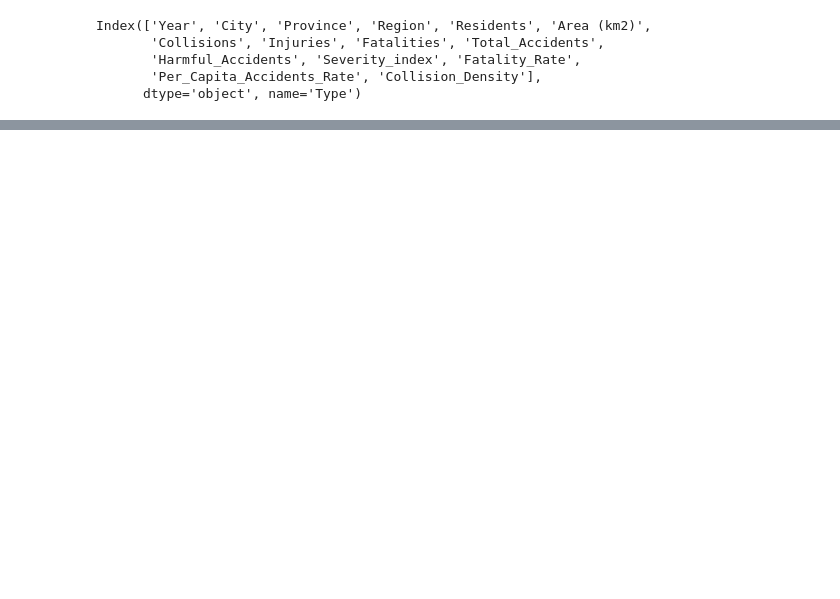
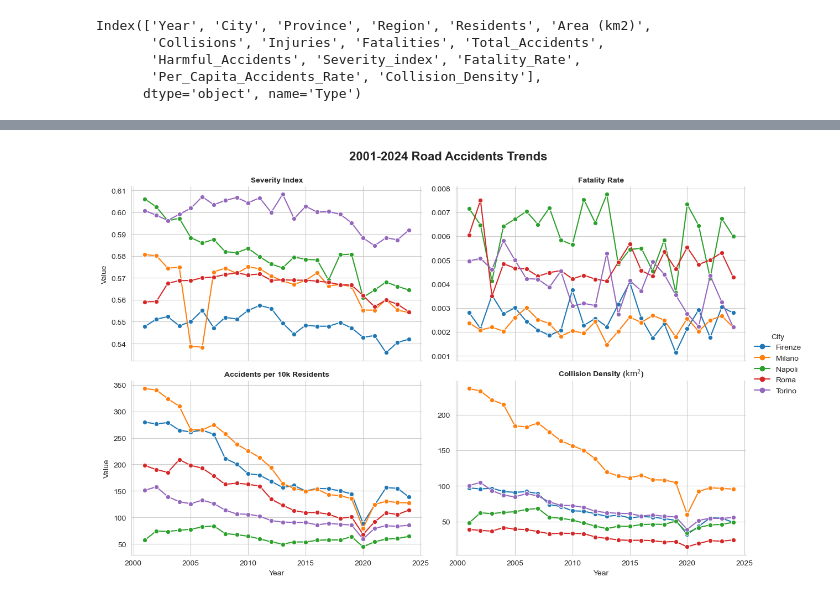
Before and after one commit to marcoboscato/ISTAT_traffic_analysis, a Jupyter notebook: analysis.ipynb, the cells around one changed output, grey strips where cells are left out. Drawn from its saved outputs; the diff is of its cells as text; code cells hidden in the pictures; blank space fills up the shorter version.

```diff
--- a/analysis.ipynb
+++ b/analysis.ipynb
@@ -343,0 +333,6 @@ plt.show()
+# %%
+locations = ['Roma', 'Milano', 'Torino', 'Napoli', 'Firenze']
+
+realplot_city_comparison(df_pivot[df_pivot['City'].isin(locations)], 'City', 'Year', metrics, metric_labels)
+# %% [output]
+[figure, added]
```
Also changed, not shown: parts of 16 cells of this notebook.
